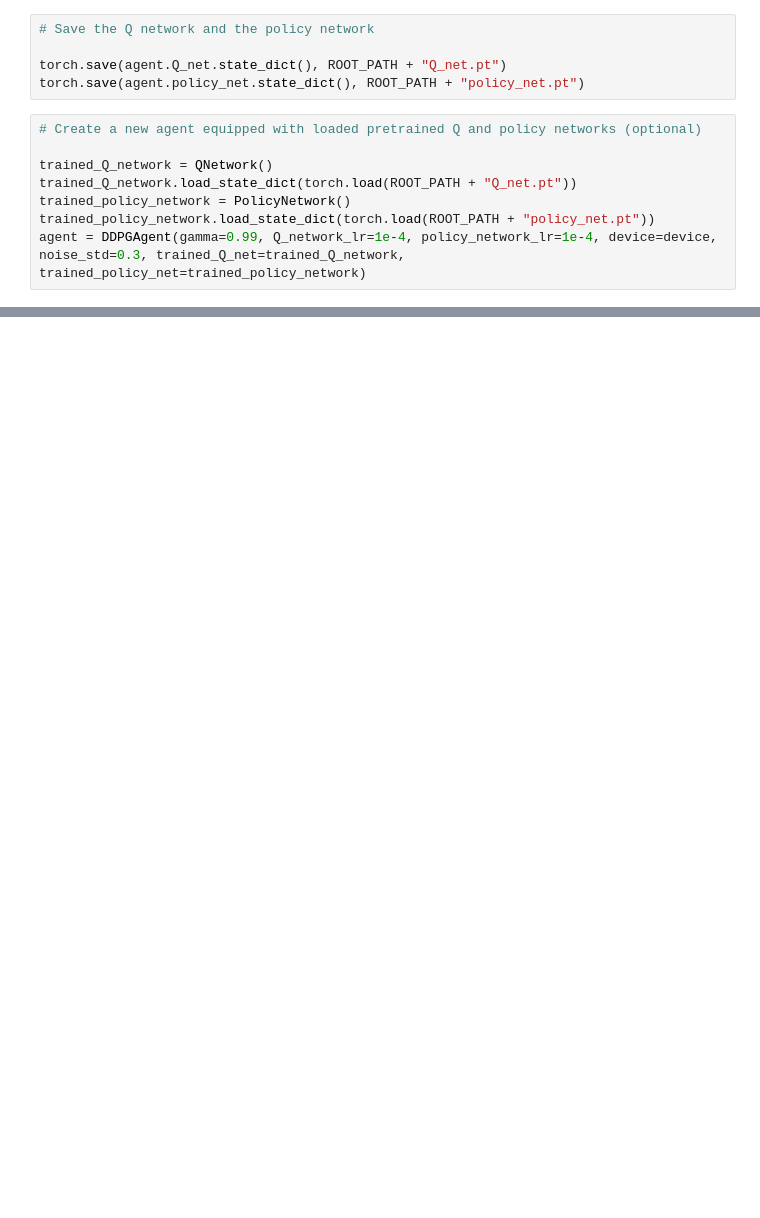
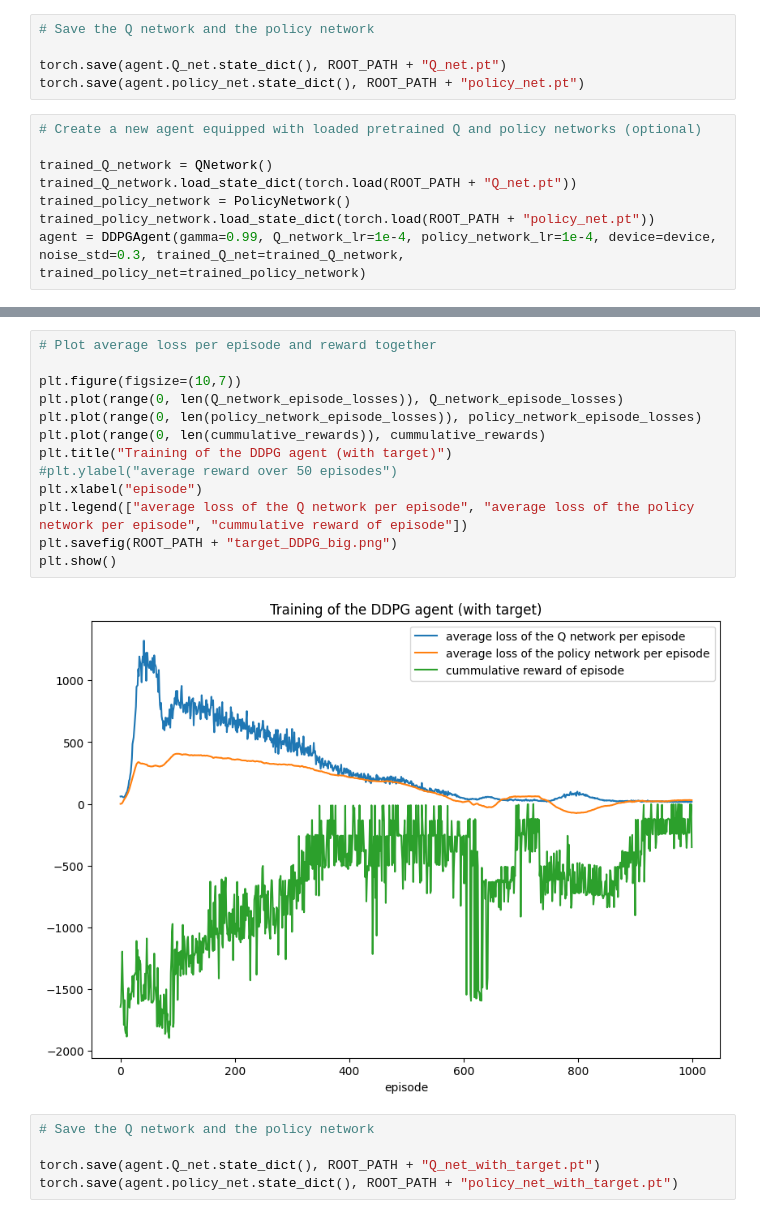
Before and after one commit to Quinten-D/RL-inverted-pendulum, a Jupyter notebook: miniproject.ipynb, the cells around one changed output, grey strips where cells are left out. Drawn from its saved outputs; the diff is of its cells as text; blank space fills up the shorter version.

```diff
--- a/miniproject.ipynb
+++ b/miniproject.ipynb
@@ -656,0 +809,20 @@ with imageio.get_writer(ROOT_PATH + "minimal_DDPG.gif", mode='I', duration=0.1)
+# %%
+# Plot average loss per episode and reward together
+
+plt.figure(figsize=(10,7))
+plt.plot(range(0, len(Q_network_episode_losses)), Q_network_episode_losses)
+plt.plot(range(0, len(policy_network_episode_losses)), policy_network_episode_losses)
+plt.plot(range(0, len(cummulative_rewards)), cummulative_rewards)
+plt.title("Training of the DDPG agent (with target)")
+#plt.ylabel("average reward over 50 episodes")
+plt.xlabel("episode")
+plt.legend(["average loss of the Q network per episode", "average loss of the policy network per episode", "cummulative reward of episode"])
+plt.savefig(ROOT_PATH + "target_DDPG_big.png")
+plt.show()
+# %% [output]
+[figure, added]
+# %%
+# Save the Q network and the policy network
+
+torch.save(agent.Q_net.state_dict(), ROOT_PATH + "Q_net_with_target.pt")
+torch.save(agent.policy_net.state_dict(), ROOT_PATH + "policy_net_with_target.pt")
```
Also changed, not shown: parts of 39 cells of this notebook.
